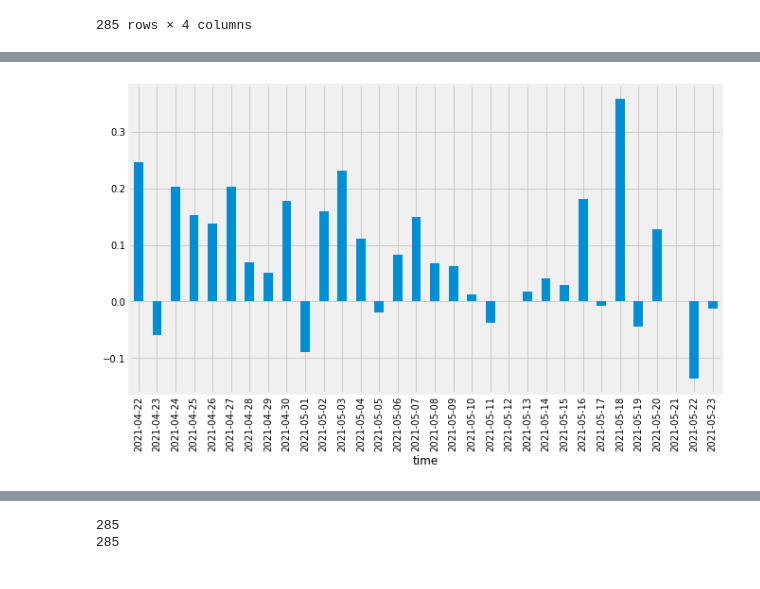
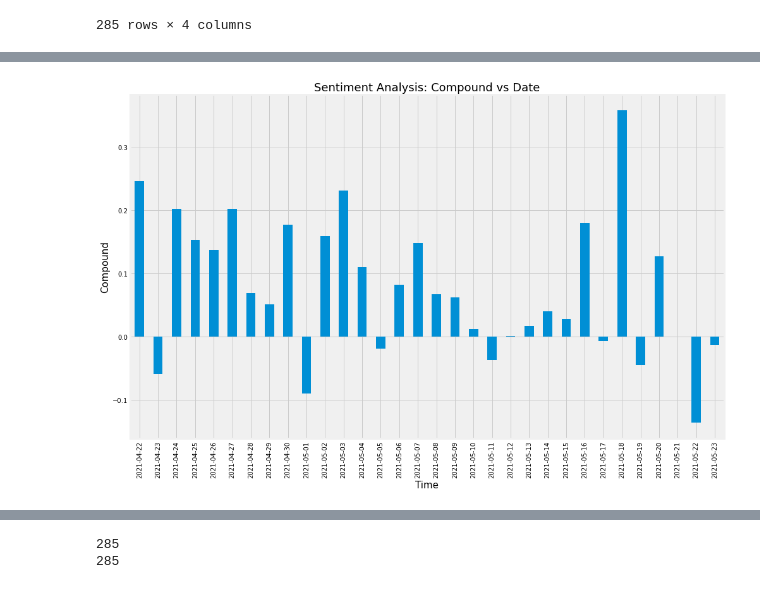
Before and after one commit to Eric-G-Romano/CapStone_Flatiron, a Jupyter notebook: Ethereum_close_prediction_model.ipynb, the cells around one changed output, grey strips where cells are left out. Saved outputs shown, nothing was run; the diff lists cells and outputs as text; code cells hidden in the pictures.

Commit message:
images_added

```diff
--- a/Ethereum_close_prediction_model.ipynb
+++ b/Ethereum_close_prediction_model.ipynb
@@ -106,13 +108,18 @@ df_ethereum_headlines.head()
 # %%
 import matplotlib.pyplot as plt
 plt.style.use('fivethirtyeight')
 %matplotlib inline
 
 # Group by date and ticker columns from scored_news and calculate the mean
 mean_c = df_ethereum_headlines.groupby(['time']).mean()
 # Get the cross-section of compound in the 'columns' axis
 mean_c = mean_c.xs('compound', axis='columns')
 # Plot a bar chart with pandas
-mean_c.plot.bar(figsize = (10,6));
+plt.figure(figsize = (15,10))
+mean_c.plot.bar(figsize = (15,10))
+plt.ylabel('Compound', size = 15)
+plt.xlabel('Time', size = 15)
+plt.title('Sentiment Analysis: Compound vs Date', size = 18)
+plt.show()
 # %% [output]
-[figure, old version]
+[figure, new version]
```
Also changed, not shown: parts of 73 cells of this notebook, 6 other files.
